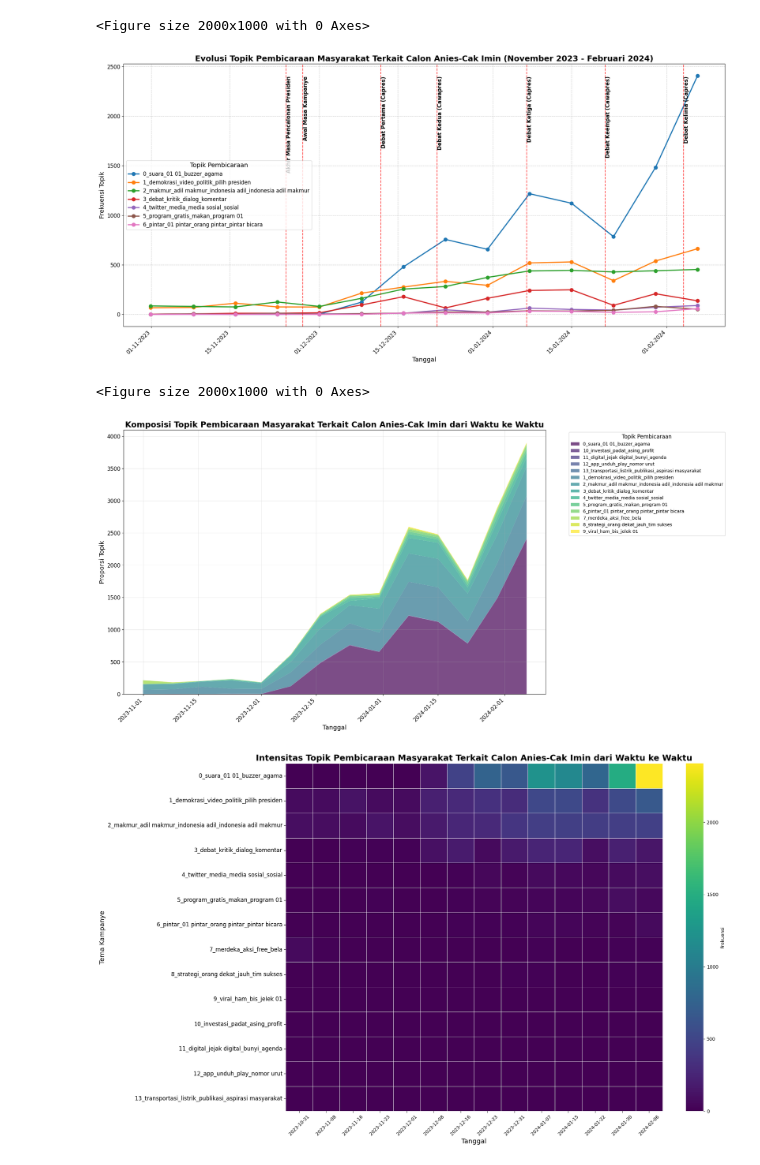
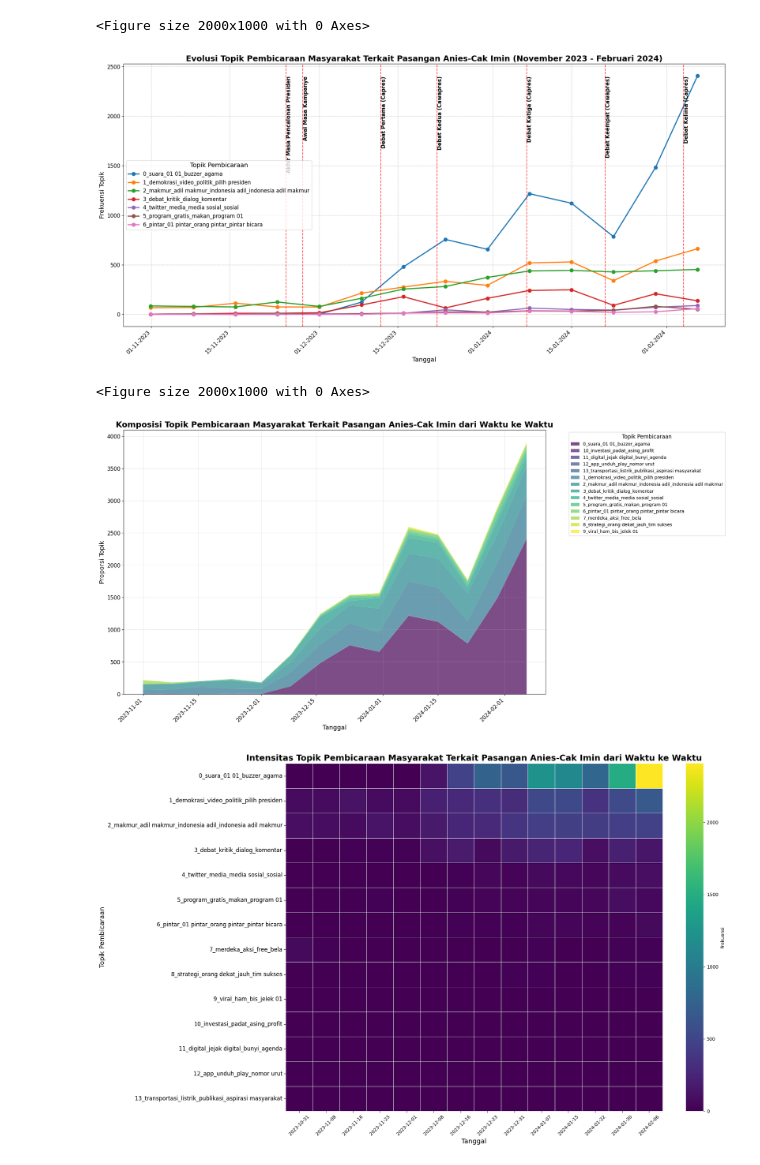
Before and after one commit to satu-dua-TA/topic-modelling, a Jupyter notebook: topic-modelling-01-time-based.ipynb, the cells around one changed output. Drawn from its saved outputs; the diff is of its cells as text; code cells hidden in the pictures.

```diff
--- a/topic-modelling-01-time-based.ipynb
+++ b/topic-modelling-01-time-based.ipynb
@@ -194,7 +194,7 @@ pivot_data = pd.pivot_table(
 ax = pivot_data.plot(kind='line', marker='o', markersize=8, figsize=(20, 10), linewidth=2.5)
 
 # Format the plot
-plt.title("Evolusi Topik Pembicaraan Masyarakat Terkait Calon Anies-Cak Imin (November 2023 - Februari 2024)", fontsize=18, fontweight='bold')
+plt.title("Evolusi Topik Pembicaraan Masyarakat Terkait Pasangan Anies-Cak Imin (November 2023 - Februari 2024)", fontsize=18, fontweight='bold')
 plt.xlabel("Tanggal", fontsize=14)
 plt.ylabel("Frekuensi Topik", fontsize=14)
 plt.grid(True, alpha=0.3)
@@ -231,37 +231,37 @@ for date_str, event_name in key_events.items():
 
 plt.show()
 
 # Area chart showing the full topic composition over time
 plt.figure(figsize=(20, 10))
 
 # Create a stacked area chart
 pivot_data_all = pd.pivot_table(
     data=topics_over_time[topics_over_time["Topic"] != -1],  # Exclude outliers
     index="Timestamp",
     columns="Name",
     values="Frequency",
     aggfunc="sum"
 ).fillna(0)
 
 # Plot as a stacked area chart
 pivot_data_all.plot.area(figsize=(20, 10), alpha=0.7, linewidth=0, stacked=True, colormap='viridis')
 
 # Format the plot
-plt.title("Komposisi Topik Pembicaraan Masyarakat Terkait Calon Anies-Cak Imin dari Waktu ke Waktu", fontsize=18, fontweight='bold')
+plt.title("Komposisi Topik Pembicaraan Masyarakat Terkait Pasangan Anies-Cak Imin dari Waktu ke Waktu", fontsize=18, fontweight='bold')
 plt.xlabel("Tanggal", fontsize=14)
 plt.ylabel("Proporsi Topik", fontsize=14)
 plt.grid(True, alpha=0.3)
 plt.xticks(fontsize=12, rotation=45)
 plt.yticks(fontsize=12)
 plt.legend(title="Topik Pembicaraan", fontsize=10, title_fontsize=12,
           bbox_to_anchor=(1.05, 1), loc='upper left')
 plt.tight_layout()
 plt.show()
 # %% [output]
 <Figure size 2000x1000 with 0 Axes>
-[figure, old version]
+[figure, new version]
 <Figure size 2000x1000 with 0 Axes>
-[figure, old version]
+[figure, new version]
 # %%
 # Create a heatmap for topics over time to easily view patterns
 plt.figure(figsize=(20, 12))
@@ -282,7 +282,7 @@ heatmap_data = heatmap_data.loc[heatmap_data.mean(axis=1).sort_values(ascending=
 sns.heatmap(heatmap_data, cmap="viridis", annot=False, fmt=".2f", linewidths=0.5, cbar_kws={'label': 'Frekuensi'})
 
 # Format the plot
-plt.title("Intensitas Topik Pembicaraan Masyarakat Terkait Calon Anies-Cak Imin dari Waktu ke Waktu", fontsize=18, fontweight='bold')
+plt.title("Intensitas Topik Pembicaraan Masyarakat Terkait Pasangan Anies-Cak Imin dari Waktu ke Waktu", fontsize=18, fontweight='bold')
 plt.xlabel("Tanggal", fontsize=14)
 plt.ylabel("Topik Pembicaraan", fontsize=14)
 plt.xticks(fontsize=10, rotation=45)
@@ -290,7 +290,7 @@ plt.yticks(fontsize=12)
 plt.tight_layout()
 plt.show()
 # %% [output]
-[figure, old version]
+[figure, new version]
 # %%
 # Divide the campaign period into early and late periods for comparison
 mid_point = sorted(df_01['date'].unique())[len(sorted(df_01['date'].unique()))//2]
```
Also changed, not shown: parts of 3 cells of this notebook, 5 other files.
